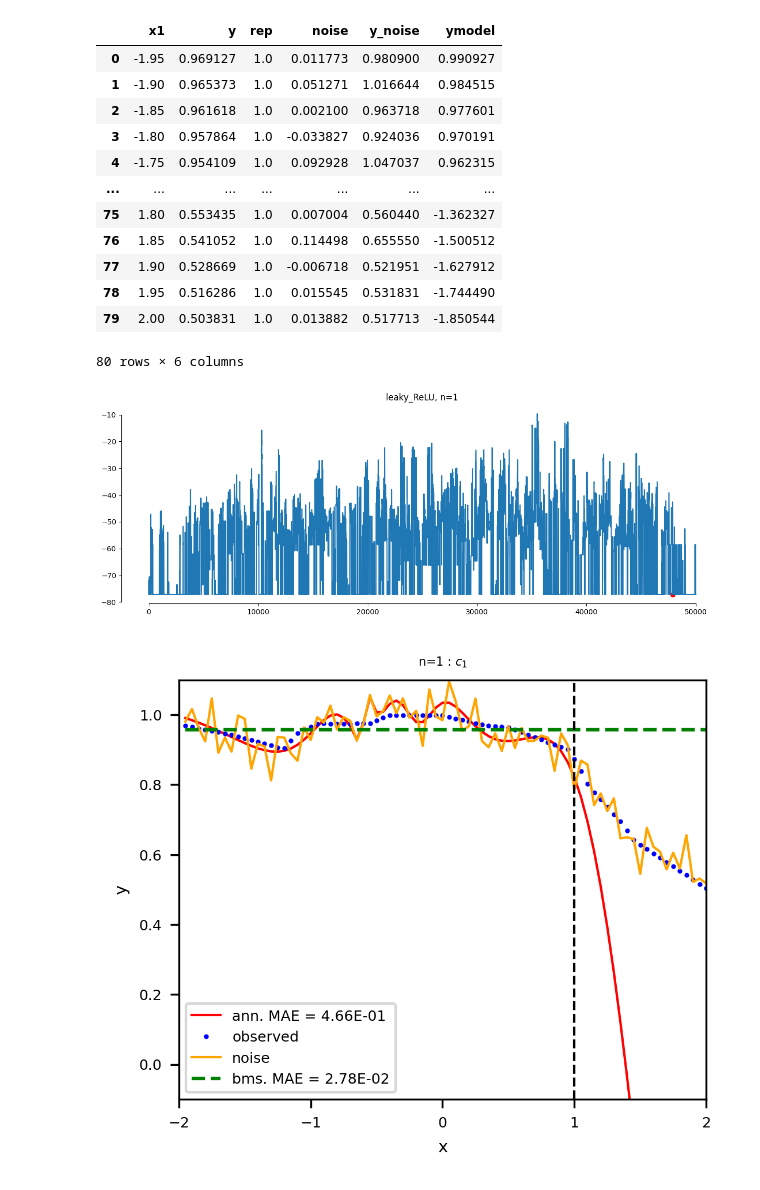
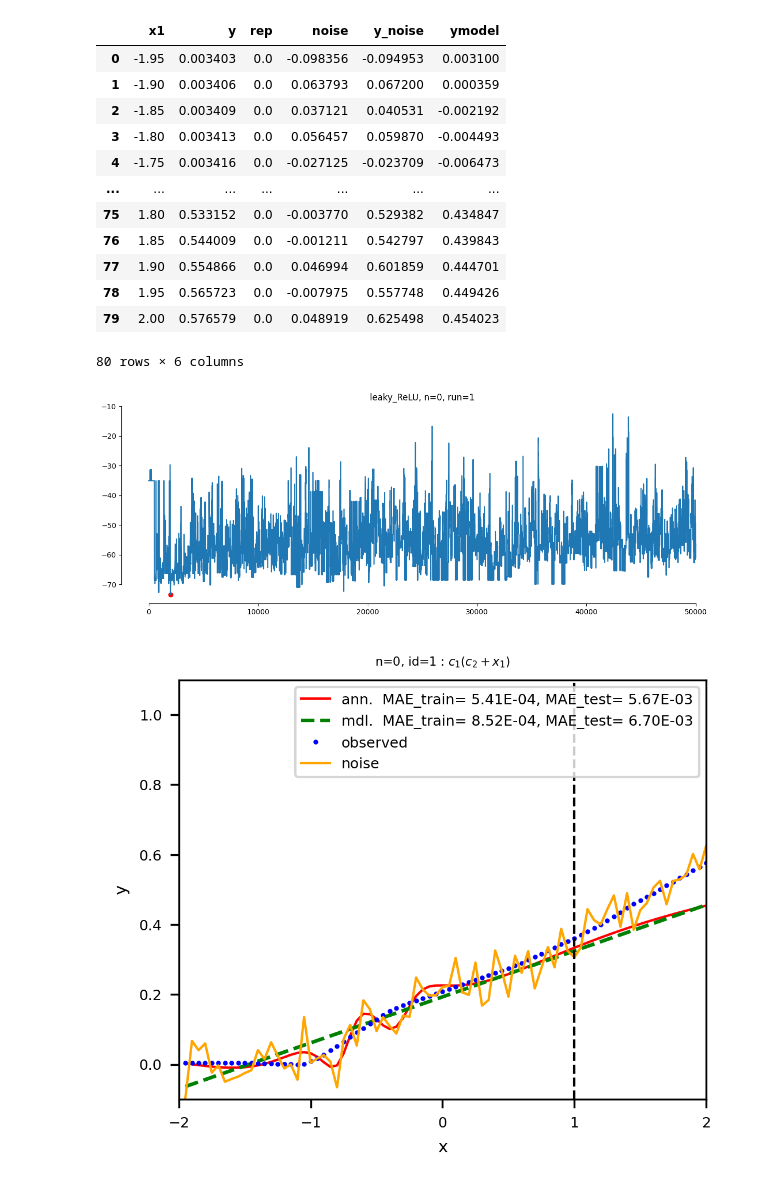
Before and after one commit to SergioCoboLopez/ANN_BMS, a Jupyter notebook: bin/BMS_energy_mdl.ipynb, the cells around one changed output. Drawn from its saved outputs; the diff is of its cells as text; code cells hidden in the pictures.

```diff
--- a/bin/BMS_energy_mdl.ipynb
+++ b/bin/BMS_energy_mdl.ipynb
@@ -16,7 +16,7 @@ from fit_prior import read_prior_par
 from sklearn.metrics import mean_squared_error
 # %%
 #Read NN and BMS data
-n=1;id=0;function='leaky_ReLU' #tanh, leaky_ReLU
+n=0;id=2;function='leaky_ReLU' #tanh, leaky_ReLU
 NPAR=10 #10, 20
 steps=50000
 noise=True
@@ -72,17 +60,17 @@ elif NPAR==20:
     prior_par = read_prior_par('machine-scientist/Prior/final_prior_param_sq.named_equations.nv1.np20.maxs200.2024-05-10 162907.551306.dat')
 # %% [output]
 |  | x1 | y | rep | noise | y_noise | ymodel |
-| 0 | -1.95 | 0.969127 | 1.0 | 0.011773 | 0.980900 | 0.990927 |
-| 1 | -1.90 | 0.965373 | 1.0 | 0.051271 | 1.016644 | 0.984515 |
-| 2 | -1.85 | 0.961618 | 1.0 | 0.002100 | 0.963718 | 0.977601 |
-| 3 | -1.80 | 0.957864 | 1.0 | -0.033827 | 0.924036 | 0.970191 |
-| 4 | -1.75 | 0.954109 | 1.0 | 0.092928 | 1.047037 | 0.962315 |
+| 0 | -1.95 | 0.003403 | 0.0 | -0.098356 | -0.094953 | 0.003100 |
+| 1 | -1.90 | 0.003406 | 0.0 | 0.063793 | 0.067200 | 0.000359 |
+| 2 | -1.85 | 0.003409 | 0.0 | 0.037121 | 0.040531 | -0.002192 |
+| 3 | -1.80 | 0.003413 | 0.0 | 0.056457 | 0.059870 | -0.004493 |
+| 4 | -1.75 | 0.003416 | 0.0 | -0.027125 | -0.023709 | -0.006473 |
 | ... | ... | ... | ... | ... | ... | ... |
-| 75 | 1.80 | 0.553435 | 1.0 | 0.007004 | 0.560440 | -1.362327 |
-| 76 | 1.85 | 0.541052 | 1.0 | 0.114498 | 0.655550 | -1.500512 |
-| 77 | 1.90 | 0.528669 | 1.0 | -0.006718 | 0.521951 | -1.627912 |
-| 78 | 1.95 | 0.516286 | 1.0 | 0.015545 | 0.531831 | -1.744490 |
-| 79 | 2.00 | 0.503831 | 1.0 | 0.013882 | 0.517713 | -1.850544 |
+| 75 | 1.80 | 0.533152 | 0.0 | -0.003770 | 0.529382 | 0.434847 |
+| 76 | 1.85 | 0.544009 | 0.0 | -0.001211 | 0.542797 | 0.439843 |
+| 77 | 1.90 | 0.554866 | 0.0 | 0.046994 | 0.601859 | 0.444701 |
+| 78 | 1.95 | 0.565723 | 0.0 | -0.007975 | 0.557748 | 0.449426 |
+| 79 | 2.00 | 0.576579 | 0.0 | 0.048919 | 0.625498 | 0.454023 |
 80 rows × 6 columns
 # %%
 #Minimum description length
@@ -128,27 +91,30 @@ t.set_par_values(deepcopy(minparvals))
 # %%
 Nini = 00
 plt.figure(figsize=(15, 5))
 
 #Define figure size in cm
 Extensions=['.png']
 
 #Fonts and sizes
 size_axis=7;size_ticks=6;size_title=5
 line_w=1;marker_s=3 #width and marker size
-plt.title(str(function) + ', ' + 'n=' + str(n))
+plt.title(str(function) + ', ' + 'n=' + str(n) +', run=' + str(id))
 plt.plot(trace.t[trace.t > Nini], trace.H[trace.t > Nini])
 plt.scatter(minrow['t'], minH,color='r')
 #plt.plot(trace.t, trace.H)
 sns.despine(trim=True)
 
-Name_figure='Energy_' + function + '_' + str(n) + '_par_' + str(NPAR)
+if noise==True:
+    Name_figure='Energy_noise_' + function + '_' + str(n) + '_' + str(id) + '_par_' + str(NPAR)
+else:
+    Name_figure='Energy_' + function + '_' + str(n) + '_' + str(id) + '_par_' + str(NPAR)
 for ext in Extensions:
         plt.savefig('../results/' + Name_figure +ext,dpi=300)
 
 
 plt.show()
 # %% [output]
-[figure, old version]
+[figure, new version]
 # %%
 #Plot
 train_border=dn.loc[train_size-1]['x1']
@@ -156,12 +122,15 @@ train_border=dn.loc[train_size-1]['x1']
 dplot = deepcopy(dn)
 dplot['ybms'] = t.predict(x)
 
-MAE_bms=mean_squared_error(dplot.ybms,dn.y)
-MAE_nn=mean_squared_error(dplot.ymodel,dn.y)
+#MAE_bms=mean_squared_error(dplot.ybms,dn.y)
+#MAE_nn=mean_squared_error(dplot.ymodel,dn.y)
 
-#MAE_bms=mean_squared_error(dplot.loc[:train_size-1]['ybms'],dn.loc[:train_size-1]['y'])
-#MAE_nn=mean_squared_error(dplot.loc[:train_size-1]['ymodel'],dn.loc[:train_size-1]['y'])
+MAE_nn_train=mean_squared_error(dplot.loc[:train_size-1]['ymodel'],dplot.loc[:train_size -1]['y'])
+MAE_nn_test=mean_squared_error(dplot.loc[train_size-1:]['ymodel'],dplot.loc[train_size -1:]['y'])
 
+MAE_mdl=mean_squared_error(dplot.ybms,dn.y)
+MAE_mdl_train=mean_squared_error(dplot.loc[:train_size-1]['ybms'],dn.loc[:train_size-1]['y'])
+MAE_mdl_test =mean_squared_error(dplot.loc[train_size-1:]['ybms'],dn.loc[train_size-1:]['y'])
 
 
 #Define figure size in cm
@@ -177,29 +146,34 @@ line_w=1;marker_s=3 #width and marker size
 
 fig=figure(figsize=(width,height), dpi=300)
 
-plt.plot(dn['x1'], dn['ymodel'],linewidth=line_w, color='red', label='ann. MAE = %.2E' % MAE_nn)
+plt.plot(dn['x1'], dn['ymodel'],linewidth=line_w, color='red', label='ann.  MAE_train= %.2E, MAE_test= %.2E' % ( MAE_nn_train, MAE_nn_test))
+plt.plot(dplot.x1, dplot.ybms, color='green', linestyle='--',label='mdl.  MAE_train= %.2E, MAE_test= %.2E' % ( MAE_mdl_train, MAE_mdl_test))
 plt.plot(dn['x1'], dn['y'],'.', markersize=2, color='blue',label='observed')
 plt.plot(dn['x1'], dn['y_noise'],linewidth=line_w, markersize=2, color='orange',label='noise')
-plt.plot(dplot.x1, dplot.ybms, color='green', linestyle='--',label='bms. MAE = %.2E' % MAE_bms)
+
 
 
 plt.axvline(x=train_border,linestyle='--',linewidth=line_w, color='k')
 
 #plt.title('$%s$' % t.latex(),fontsize=size_title)
-plt.title('n=%d : $%s$' % (n, t.latex()),fontsize=size_title)
+plt.title('n=%d, id=%d : $%s$' % (n, id, t.latex()),fontsize=size_title)
 plt.xlabel('x',fontsize=size_axis);plt.ylabel('y',fontsize=size_axis)
 plt.xticks(fontsize=size_ticks);plt.yticks(fontsize=size_ticks)
 plt.legend(loc='best', fontsize=size_ticks)
 
 plt.xlim(-2,2);plt.ylim(-0.1,1.1)
 
-Name_figure='Prediction_mdl_' + function + '_' + str(n) + '_par_' + str(NPAR)
+if noise==True:
+    Name_figure='Prediction_mdl_noise' + function + '_' + str(n) + '_par_' + str(NPAR)
+else:
+    Name_figure='Prediction_mdl_noise' + function + '_' + str(n) + '_par_' + str(NPAR)
+
 for ext in Extensions:
         plt.savefig('../results/' + Name_figure +ext,dpi=300)
 
 plt.show()
 # %% [output]
-[figure, old version]
+[figure, new version]
 # %%
 fig=figure(figsize=(width,height), dpi=300)
 
```
Also changed, not shown: parts of 3 cells of this notebook, 21 other files.
